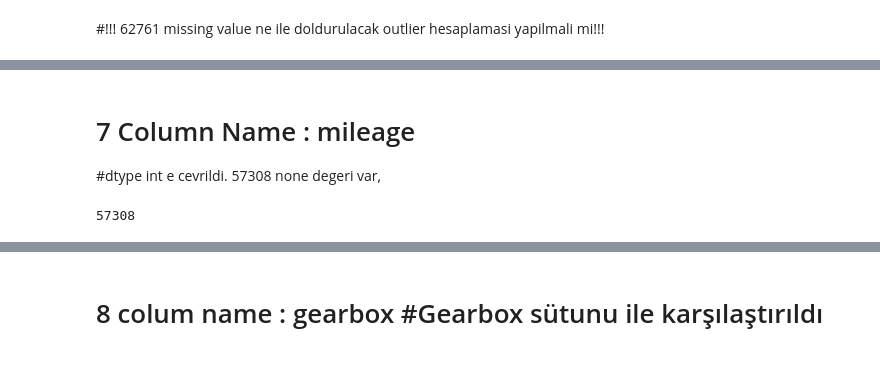
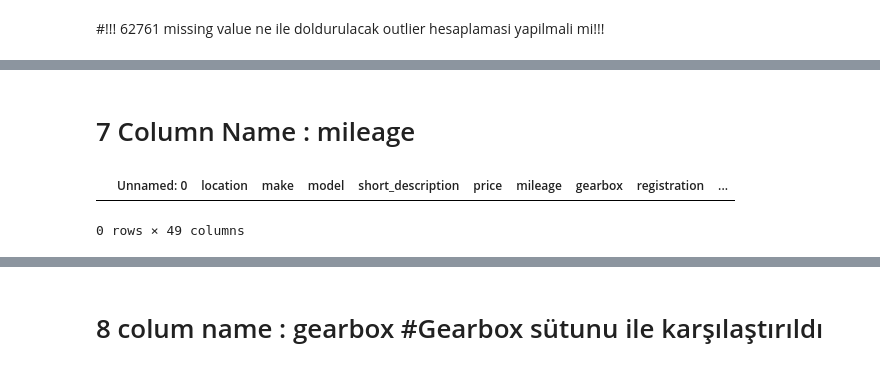
Before and after one commit to Nueseybe/Team2Project-4, a Jupyter notebook: main.ipynb, the cells around one changed output, grey strips where cells are left out. Saved outputs shown, nothing was run; the diff lists cells and outputs as text; code cells hidden in the pictures.

```diff
--- a/main.ipynb
+++ b/main.ipynb
@@ -327,24 +337,8 @@ df["price"].isna().sum()
 # sns.displot(df.price)
 # %% [markdown]
 # 7 Column Name : mileage
-#dtype int e cevrildi. 57308 none degeri var,
-# %%
-mileage_1 = []
-for i in df['mileage']:
-    result = re.search(r'\d{1,3}(?:,\d{3})*', i)
-    if result:
-        mileage_1.append(result.group(0))
-    else:
-        mileage_1.append(None)
-
-mileage_son = pd.DataFrame(mileage_1,columns=["mileage"])
-
-df["mileage"] = mileage_son["mileage"]
-# %%
-df.rename(columns = {'mileage':'mileage(km)'}, inplace = True)  # in place of every line, we write 'km' to column name as unit
-
-df["mileage(km)"] = pd.to_numeric(df["mileage(km)"], errors='coerce')
-df["mileage(km)"].isna().sum()
-#df["mileage(km)"].head()
-# %% [output]
-57308
+# %%
+df[df['mileage'].isna()].head() # mileagein non oldugu yerlerde gearbox none degil. Bu yuzden bir kaydirma olmamais
+# %% [output]
+|  | Unnamed: 0 | location | make | model | short_description | price | mileage | gearbox | registration | ... |
+0 rows × 49 columns
```
Also changed, not shown: parts of 4 cells of this notebook.
